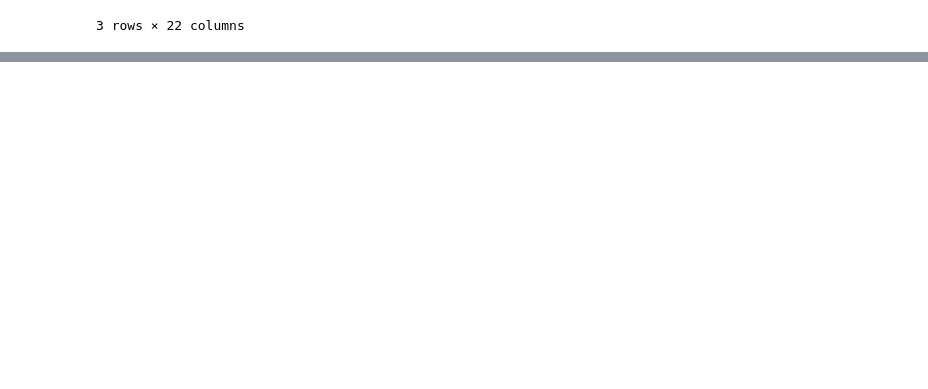
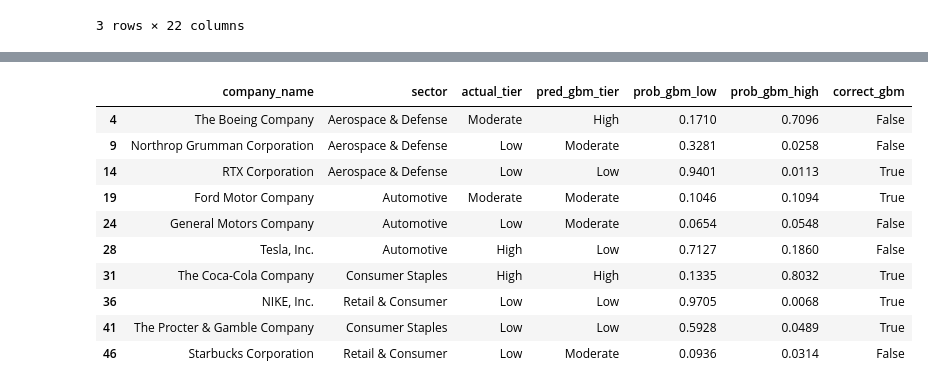
Before and after one commit to thanusha17/Environment_Data_Analytics, a Jupyter notebook: corporate-carbon-tracker/notebooks/11_classification_models.ipynb, the cells around one changed output, grey strips where cells are left out. Cells and saved outputs as stored; diff of their text form; code cells hidden in the pictures; blank space fills up the shorter version.

```diff
--- a/corporate-carbon-tracker/notebooks/11_classification_models.ipynb
+++ b/corporate-carbon-tracker/notebooks/11_classification_models.ipynb
@@ -556,0 +185,20 @@ Proceeding directly to **Module 3: Time Series & Forecasting Models (`12_forecas
+# %%
+num_pipeline = Pipeline([
+    ('imputer', SimpleImputer(strategy='median')),
+    ('scaler', StandardScaler())
+])
+
+preprocessor = ColumnTransformer(
+    transformers=[
+        ('num', num_pipeline, feature_num),
+        ('cat', OneHotEncoder(handle_unknown='ignore', sparse_output=False), feature_cat)
+    ]
+)
+
+# Verify transformed matrix dimensions
+X_train_trans = preprocessor.fit_transform(X_train)
+cat_feature_names = list(preprocessor.named_transformers_['cat'].get_feature_names_out(feature_cat))
+encoded_feature_names = feature_num + cat_feature_names
+
+print(f"Transformed Training Matrix Shape: {X_train_trans.shape}")
+print(f"Total Features after One-Hot Encoding: {len(encoded_feature_names)}")
@@ -556,0 +487,46 @@ Proceeding directly to **Module 3: Time Series & Forecasting Models (`12_forecas
+# %%
+df_results = df.loc[test_mask, [
+    'company_id', 'company_name', 'sector', 'reporting_year',
+    'carbon_intensity_tco2e_per_usd_m', 'intensity_label'
+]].copy()
+
+df_results.rename(columns={'intensity_label': 'actual_tier'}, inplace=True)
+
+# Gradient Boosting predictions & probabilities
+df_results['pred_gbm_tier'] = [id_to_label[p] for p in predictions_test['Gradient Boosting']]
+df_results['prob_gbm_low'] = probabilities_test['Gradient Boosting'][:, 0].round(4)
+df_results['prob_gbm_moderate'] = probabilities_test['Gradient Boosting'][:, 1].round(4)
+df_results['prob_gbm_high'] = probabilities_test['Gradient Boosting'][:, 2].round(4)
+df_results['correct_gbm'] = (df_results['actual_tier'] == df_results['pred_gbm_tier'])
+
+# Soft Voting Ensemble predictions & probabilities
+df_results['pred_ens_tier'] = [id_to_label[p] for p in predictions_test['Soft Voting Ensemble']]
+df_results['prob_ens_low'] = probabilities_test['Soft Voting Ensemble'][:, 0].round(4)
+df_results['prob_ens_moderate'] = probabilities_test['Soft Voting Ensemble'][:, 1].round(4)
+df_results['prob_ens_high'] = probabilities_test['Soft Voting Ensemble'][:, 2].round(4)
+df_results['correct_ens'] = (df_results['actual_tier'] == df_results['pred_ens_tier'])
+
+# Random Forest predictions & probabilities
+df_results['pred_rf_tier'] = [id_to_label[p] for p in predictions_test['Random Forest']]
+df_results['prob_rf_low'] = probabilities_test['Random Forest'][:, 0].round(4)
+df_results['prob_rf_moderate'] = probabilities_test['Random Forest'][:, 1].round(4)
+df_results['prob_rf_high'] = probabilities_test['Random Forest'][:, 2].round(4)
+df_results['correct_rf'] = (df_results['actual_tier'] == df_results['pred_rf_tier'])
+
+# XGBoost predictions & probabilities
+df_results['pred_xgb_tier'] = [id_to_label[p] for p in predictions_test['XGBoost']]
+df_results['correct_xgb'] = (df_results['actual_tier'] == df_results['pred_xgb_tier'])
+
+# Export to CSV
+out_csv_path = '../data/processed/classification_results.csv'
+df_results.to_csv(out_csv_path, index=False)
+print(f"Exported classification results to: {out_csv_path}")
+print(f"Total Rows: {len(df_results)}")
+print(f"Gradient Boosting Accuracy: {df_results['correct_gbm'].mean():.1%}")
+print(f"Soft Voting Ensemble Accuracy: {df_results['correct_ens'].mean():.1%}")
+print(f"Random Forest Accuracy: {df_results['correct_rf'].mean():.1%}")
+
+# Sample corporate predictions
+print("\nSample Corporate Predictions (Top 10):")
+display(df_results[['company_name', 'sector', 'actual_tier', 'pred_gbm_tier', 'prob_gbm_low', 'prob_gbm_high', 'correct_gbm']].head(10))
+# %% [output]
@@ -556,0 +540,11 @@ Proceeding directly to **Module 3: Time Series & Forecasting Models (`12_forecas
+|  | company_name | sector | actual_tier | pred_gbm_tier | prob_gbm_low | prob_gbm_high | correct_gbm |
+| 4 | The Boeing Company | Aerospace & Defense | Moderate | High | 0.1710 | 0.7096 | False |
+| 9 | Northrop Grumman Corporation | Aerospace & Defense | Low | Moderate | 0.3281 | 0.0258 | False |
+| 14 | RTX Corporation | Aerospace & Defense | Low | Low | 0.9401 | 0.0113 | True |
+| 19 | Ford Motor Company | Automotive | Moderate | Moderate | 0.1046 | 0.1094 | True |
+| 24 | General Motors Company | Automotive | Low | Moderate | 0.0654 | 0.0548 | False |
+| 28 | Tesla, Inc. | Automotive | High | Low | 0.7127 | 0.1860 | False |
+| 31 | The Coca-Cola Company | Consumer Staples | High | High | 0.1335 | 0.8032 | True |
+| 36 | NIKE, Inc. | Retail & Consumer | Low | Low | 0.9705 | 0.0068 | True |
+| 41 | The Procter & Gamble Company | Consumer Staples | Low | Low | 0.5928 | 0.0489 | True |
+| 46 | Starbucks Corporation | Retail & Consumer | Low | Moderate | 0.0936 | 0.0314 | False |
```
Also changed, not shown: parts of 47 cells of this notebook, 7 other files.
